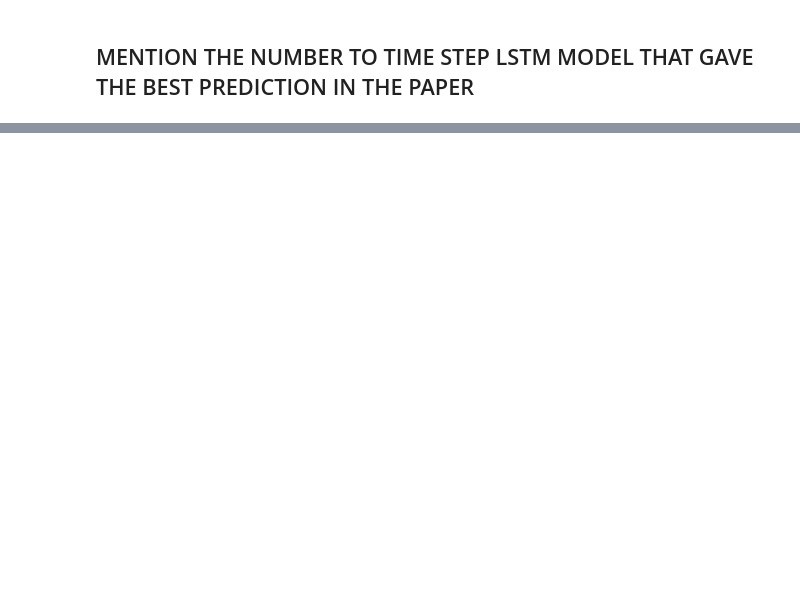
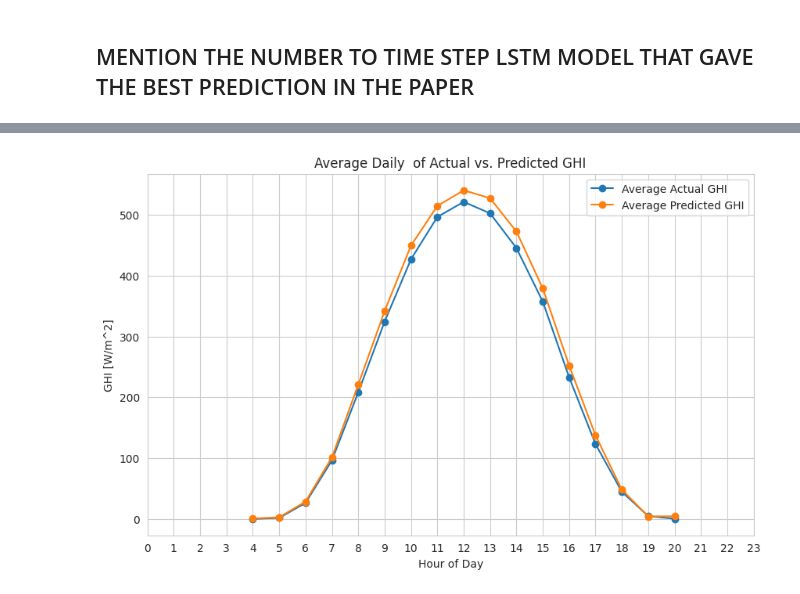
Before and after one commit to jacquesasinyo/Solar-irradiance-prediction, a Jupyter notebook: Solar irradiance prediction.ipynb, the cells around one changed output, grey strips where cells are left out. Cells and saved outputs as stored; diff of their text form; code cells hidden in the pictures; blank space fills up the shorter version.

```diff
--- a/Solar irradiance prediction.ipynb
+++ b/Solar irradiance prediction.ipynb
@@ -882,0 +1543,6 @@ plt.show()
+# %%
+df = df.drop(columns=['Datetime'])
+df_test = df.loc[X_test_scaled.index].copy()
+# Add actual and predicted GHI columns
+df_test['Actual_GHI'] = y_test.values
+df_test['Predicted_GHI'] = predictions
@@ -882,0 +1643,18 @@ plt.show()
+# %%
+df_merged = pd.merge(
+    df,
+    df_test[['DATE (MM/DD/YYYY)', 'Hour', 'Minute', 'Predicted_GHI']],
+    on=['DATE (MM/DD/YYYY)', 'Hour', 'Minute'],
+    how='left'
+)
+
+add_datetime_and_plot_bell_curve(
+    df_merged,
+    date_col='DATE (MM/DD/YYYY)',
+    hour_col='Hour',
+    minute_col='Minute',
+    actual_col='Global Horizontal [W/m^2]',
+    pred_col='Predicted_GHI'
+)
+# %% [output]
+[figure, added]
```
Also changed, not shown: parts of 52 cells of this notebook.
